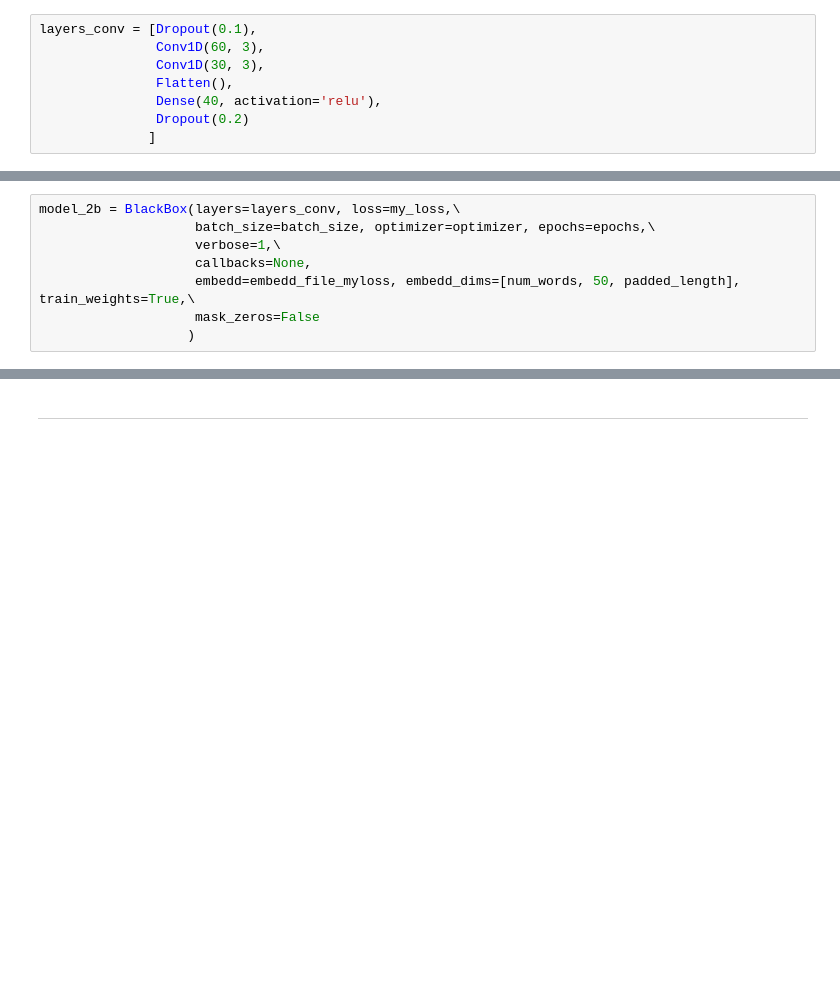
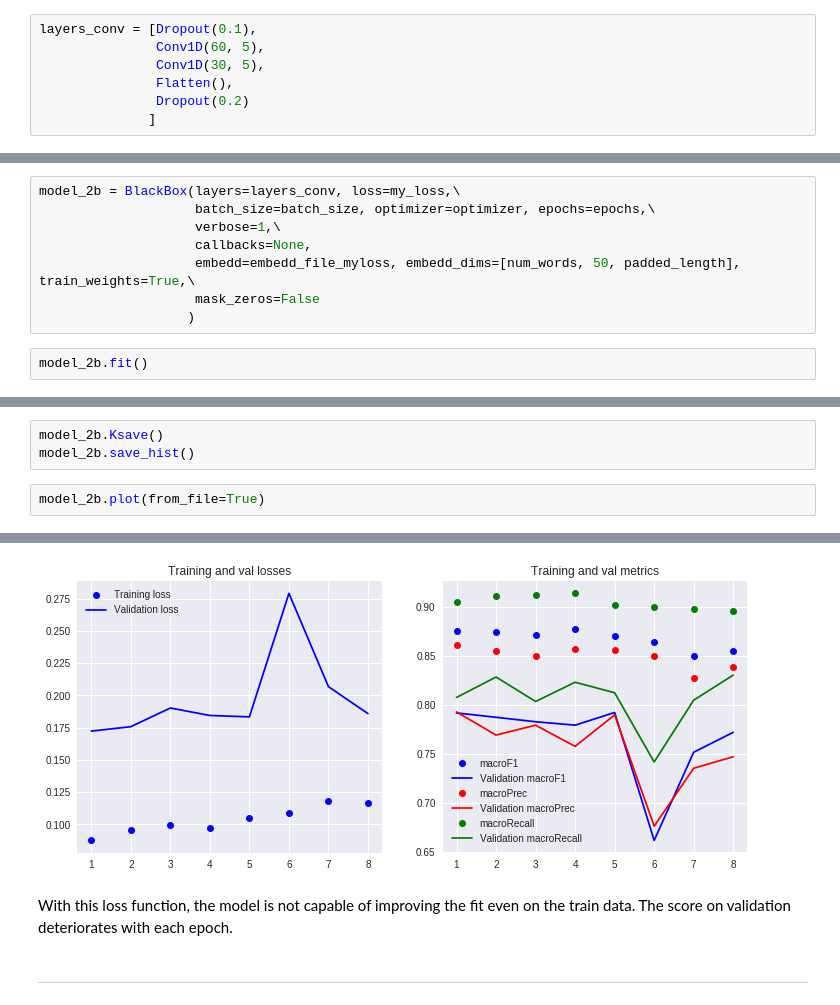
Before and after one commit to olszewskip/ArXiv_Classifier, a Jupyter notebook: keras_four_architectures.ipynb, the cells around one changed output, grey strips where cells are left out. Drawn from its saved outputs; the diff is of its cells as text; blank space fills up the shorter version.

Commit message:
After convs No progress

```diff
--- a/keras_four_architectures.ipynb
+++ b/keras_four_architectures.ipynb
@@ -472,9 +483,8 @@ The dense-network with neither loss function had any succes at extracting inform
 # %%
 layers_conv = [Dropout(0.1),
-               Conv1D(60, 3),
-               Conv1D(30, 3),
+               Conv1D(60, 5),
+               Conv1D(30, 5),
                Flatten(),
-               Dense(40, activation='relu'),
                Dropout(0.2)
               ]
 # %%
@@ -502,3 +555,5 @@ model_2b = BlackBox(layers=layers_conv, loss=my_loss,\
                     embedd=embedd_file_myloss, embedd_dims=[num_words, 50, padded_length], train_weights=True,\
                     mask_zeros=False
                    )
+# %%
+model_2b.fit()
@@ -504,0 +580,6 @@ model_2b = BlackBox(layers=layers_conv, loss=my_loss,\
+# %%
+model_2b.Ksave()
+model_2b.save_hist()
+# %%
+model_2b.plot(from_file=True)
+# %% [output]
@@ -505,3 +587,6 @@ model_2b = BlackBox(layers=layers_conv, loss=my_loss,\
+[figure, added]
+# %% [markdown]
+With this loss function, the model is not capable of improving the fit even on the train data. The score on validation deteriorates with each epoch.
 # %% [markdown]
 ---
 # %%
```
Also changed, not shown: parts of 14 cells of this notebook.
